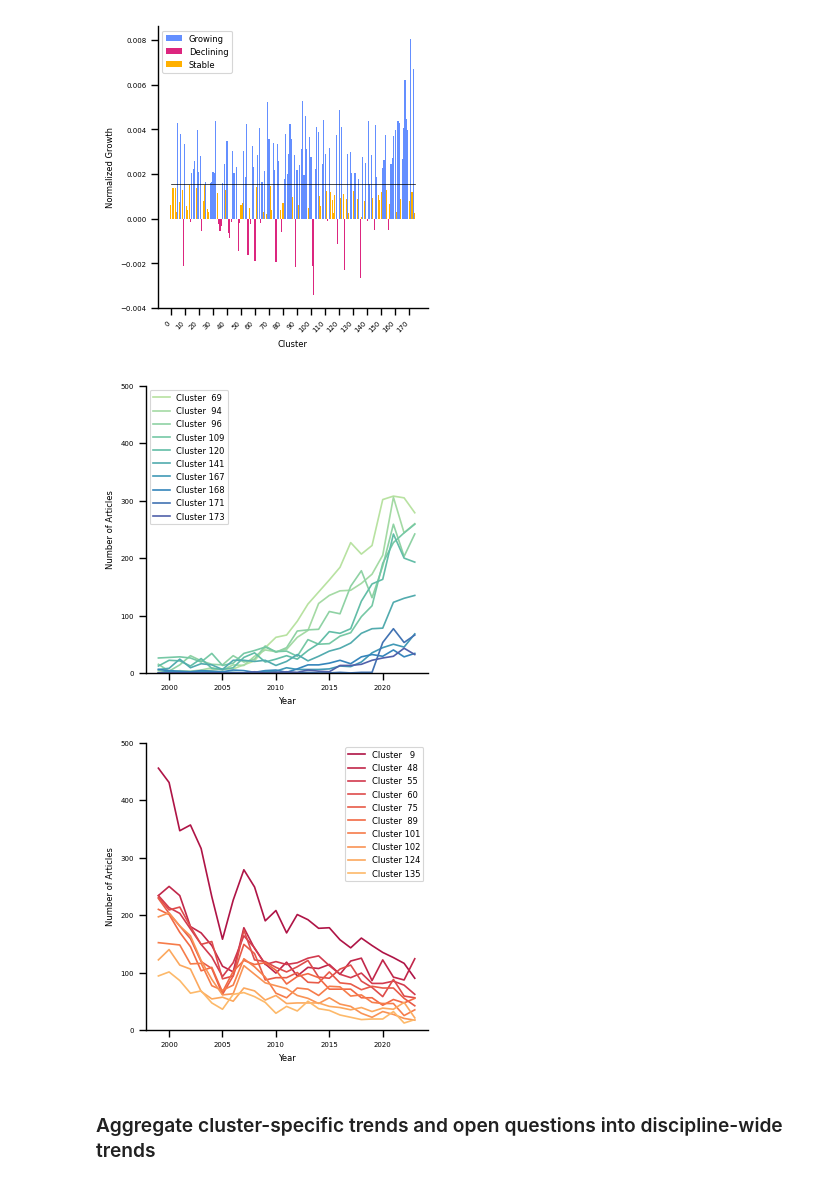
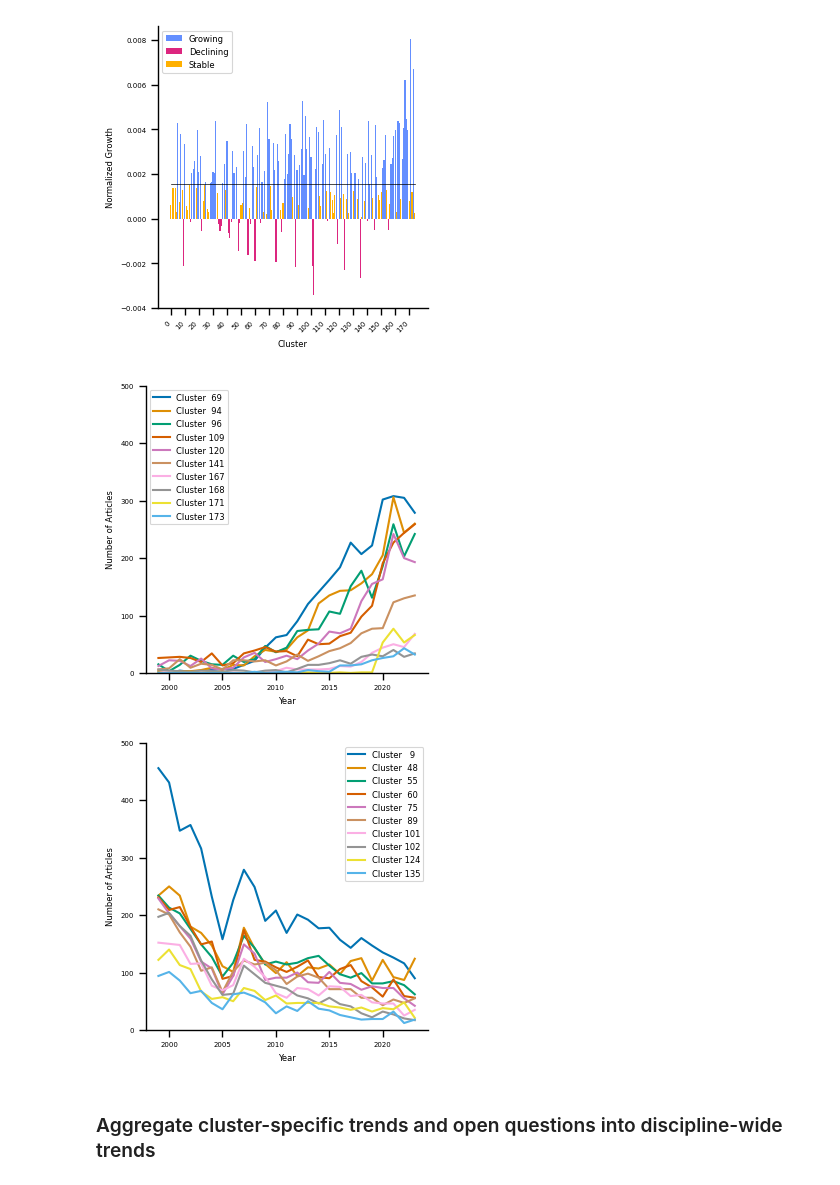
Before and after one commit to ccnmaastricht/NeuroScape, a Jupyter notebook: notebooks/results_03_growth_trends.ipynb, the cells around one changed output. Saved outputs shown, nothing was run; the diff lists cells and outputs as text; code cells hidden in the pictures.

Commit message:
updated colors and linewidth in panels c and d

```diff
--- a/notebooks/results_03_growth_trends.ipynb
+++ b/notebooks/results_03_growth_trends.ipynb
@@ -98,7 +98,7 @@ figure_size = [89, 89]
 figure_size_inch = convert_size(*figure_size)
 
 # Define the color palette
-colormap_all = sns.color_palette('Spectral', 30)
+colormap_all = sns.color_palette('colorblind')
 growth_colors = ['#648fff', '#dc267f', '#ffb000']
 
 # Define hue order
@@ -188,9 +188,6 @@ plt.show()
 [figure]
 # %%
 # Panel C: Line plot showing sizes of the 5 most growing clusters per year
-
-# Select the colors for the line plot
-colormap = colormap_all[-10:]
 
 # Select the 10 most growing clusters
 top_clusters = sorted(normalized_annual_growth_growing.sort_values(ascending=False).head(10).index)
@@ -207,8 +204,9 @@ for i, cluster in enumerate(top_clusters):
     plt.plot(
         top_clusters_size.index,
         top_clusters_size[cluster],
-        color=colormap[i],
+        color=colormap_all[i],
         label=f'Cluster {cluster:3d}',
+        linewidth=1.5,
     )
 
 sns.despine()
@@ -222,44 +220,42 @@ plt.tight_layout()
 plt.savefig(os.path.join(figure_path, 'panel_c.svg'), format='svg')
 plt.show()
 # %% [output]
-[figure, old version]
+[figure, new version]
 # %%
 # Panel D: Line plot showing sizes of the 5 most declining clusters per year
-
-# Select the colors for the line plot
-colormap = colormap_all[:10]
 
 # Select the 5 most declining clusters
 top_clusters = sorted(normalized_annual_growth_declining.sort_values(ascending=True).head(10).index)
 
 # Select the data for the 5 most declining clusters
 top_clusters_data = article_df[article_df['Cluster ID'].isin(top_clusters)]
 
 # Compute the size of the 5 most declining clusters per year
 top_clusters_size = top_clusters_data.groupby(['Year', 'Cluster ID']).size().unstack().fillna(0)
 
 plt.figure(figsize=figure_size_inch)
 
 for i, cluster in enumerate(top_clusters):
     plt.plot(
         top_clusters_size.index,
         top_clusters_size[cluster],
-        color=colormap[i],
+        color=colormap_all[i],
         label=f'Cluster {cluster:3d}',
+        linewidth=1.5,
     )
 
 sns.despine()
 plt.xticks(fontsize=fontsize_ticks)
 plt.yticks(fontsize=fontsize_ticks)
 plt.xlabel('Year', fontsize=fontsize_text)
 plt.ylabel('Number of Articles', fontsize=fontsize_text)
 plt.ylim(0, 500)
 plt.legend(title=None, fontsize=fontsize_text)
 plt.tight_layout()
 plt.savefig(os.path.join(figure_path, 'panel_d.svg'), format='svg')
 plt.show()
 # %% [output]
-[figure, old version]
+[figure, new version]
 # %% [markdown]
 ### Aggregate cluster-specific trends and open questions into discipline-wide trends
 # %%
```
